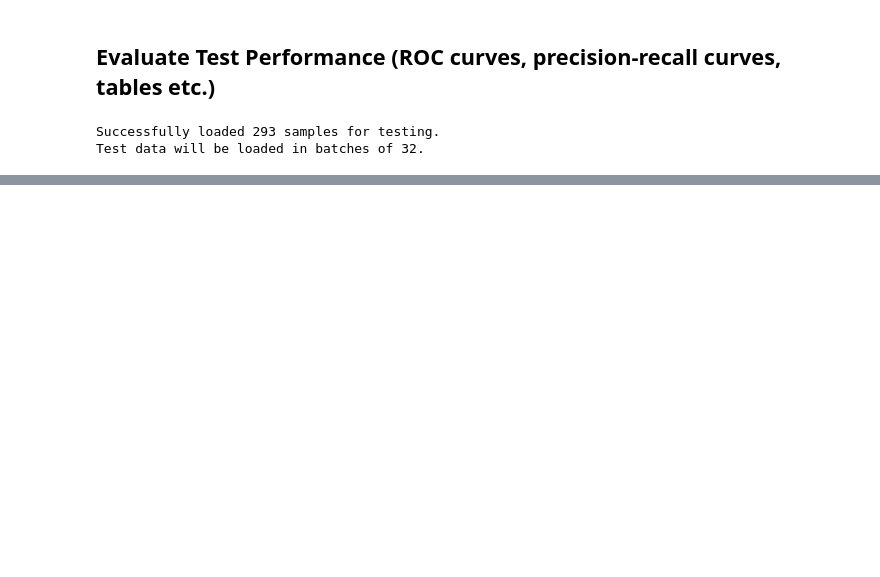
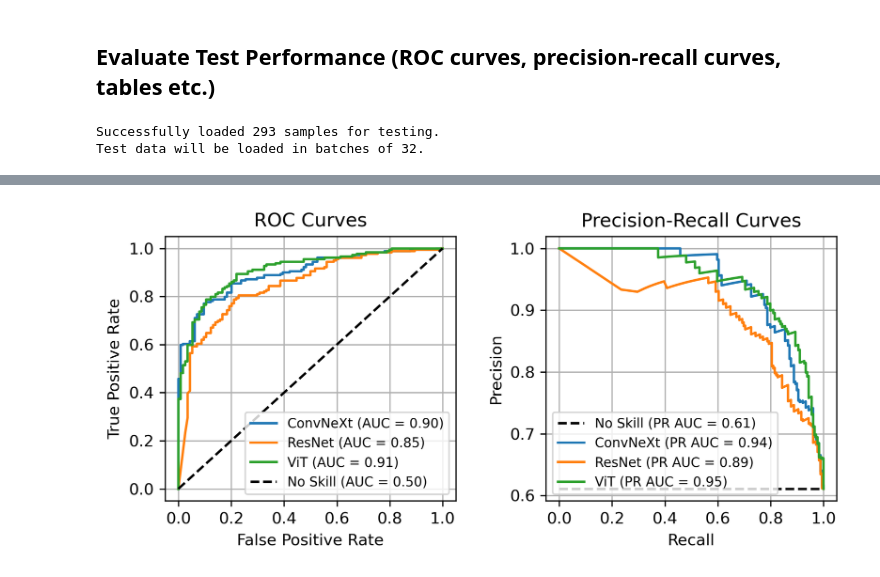
Before and after one commit to Deepfake-Detection-KKO/deepfake-detection, a Jupyter notebook: test_performance_analysis.ipynb, the cells around one changed output, grey strips where cells are left out. Cells and saved outputs as stored; diff of their text form; code cells hidden in the pictures; blank space fills up the shorter version.

Commit message:
Adjust roc and pr curves, new data

```diff
--- a/test_performance_analysis.ipynb
+++ b/test_performance_analysis.ipynb
@@ -157,9 +138,10 @@ model_results = {}
 
 # Adjust these paths to your actual saved model weights. Currentlt, it is hardcoded
 models_to_test = {
-    "ConvNeXt-base-pretrained": 'model_weights/experiment_1.pth',
-    "ResNet-50-pretrained": 'model_weights/experiment_33.pth',
-    "ViT-b32-pretrained": 'model_weights/experiment_26.pth',
+    "ResNet-50-pretrained-clip": 'experiment_28.pth',
+    "ViT-b32-pretrained-clip": 'experiment_44.pth',
+    "ConvNeXt-base-pretrained-clip": 'experiment_49.pth',
+    # 28 is ResNet, 44 is ViT, and 49 ConvNeXt
 }
 # %%
 # Loop through each model to load, evaluate, and collect data for the ROC-AUC and PR-AUC plots
@@ -322,3 +289,57 @@ Loaded weights for ConvNeXt-base-pretrained from model_weights/experiment_1.pth.
+# %%
+
+# Plot the ROC Curves
+plt.subplots(1, 2, figsize=(6.75, 3.25), dpi = 300)
+plt.subplot(1, 2, 1)
+
+for model_name, results in model_results.items():
+    # plt.plot(results['fpr'], results['tpr'], label=f'{model_name.split("-")[0]}') # the AUC numbers are good to have, but kind of hard to fit and we'll likely already report them in the table
+    plt.plot(results['fpr'], results['tpr'], label=f'{model_name.split("-")[0]} (AUC = {results["roc_auc"]:.2f})')
+
+plt.plot([0, 1], [0, 1], 'k--', label='No Skill (AUC = 0.50)')
+plt.xlabel('False Positive Rate')
+plt.ylabel('True Positive Rate')
+plt.title('ROC Curves')
+plt.legend(loc='lower right', fontsize = 'small') # Increased legend fontsize
+plt.grid(True)
+plt.xticks()
+plt.yticks()
+# plt.tight_layout() # Adjust layout to prevent labels from being cut off
+# plt.show()
+# Optional: Save the figure
+# plt.savefig('roc_curves.pdf', bbox_inches='tight', dpi=DPI)
+
+# Plot the PR Curves
+# plt.figure(figsize=(3.25, 3.25 * 0.75), dpi = 300)
+plt.subplot(1, 2, 2)
+
+# Baseline for PR curve: For a random classifier, PR AUC is the proportion of positive samples
+# Calculate the positive class proportion from any set of labels (they should be the same across models)
+if all_labels is not None:
+    positive_class_proportion = np.sum(all_labels) / len(all_labels)
+    plt.plot([0, 1], [positive_class_proportion, positive_class_proportion], 'k:', linestyle='--', label=f'No Skill (PR AUC = {positive_class_proportion:.2f})')
+else:
+    # Fallback if all_labels wasn't set, e.g., due to an error earlier
+    print("Warning: Could not determine positive class proportion for PR AUC baseline.")
+
+
+for model_name, results in model_results.items():
+    plt.plot(results['recall'], results['precision'], label=f'{model_name.split("-")[0]} (PR AUC = {results["pr_auc"]:.2f})')
+
+plt.xlabel('Recall')
+plt.ylabel('Precision')
+plt.title('Precision-Recall Curves')
+plt.legend(loc='lower left', fontsize = 'small') # Increased legend fontsize
+plt.grid(True)
+plt.xticks()
+plt.yticks()
+plt.tight_layout()
+# plt.show()
+# Optional: Save the figure
+# plt.savefig('pr_curves.pdf', bbox_inches='tight', dpi=DPI)
+plt.savefig('performance_plots/roc_pr_curves.png', bbox_inches='tight', dpi = DPI)
+# %% [output]
+[figure, added]
 # %%
 # Inference metrics will need to be run separately in PACE
 # schedulq run_inference_speed_test.sch
```
Also changed, not shown: parts of 9 cells of this notebook, 4 other files.
